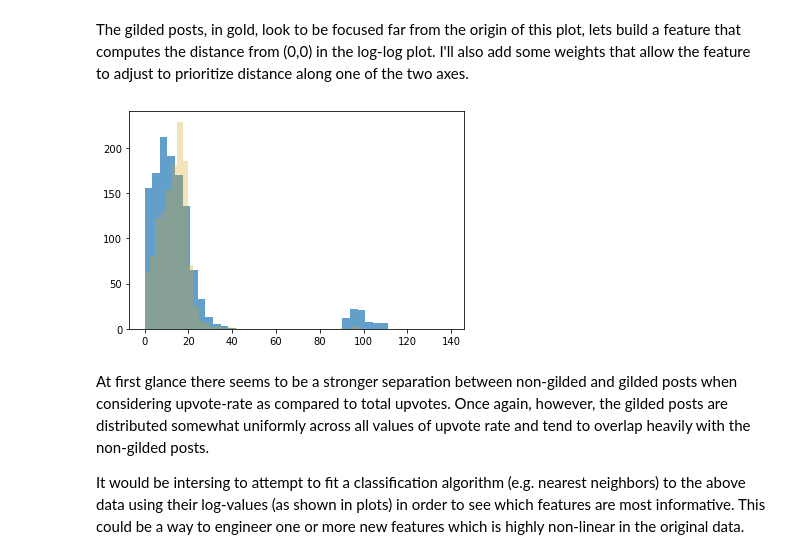
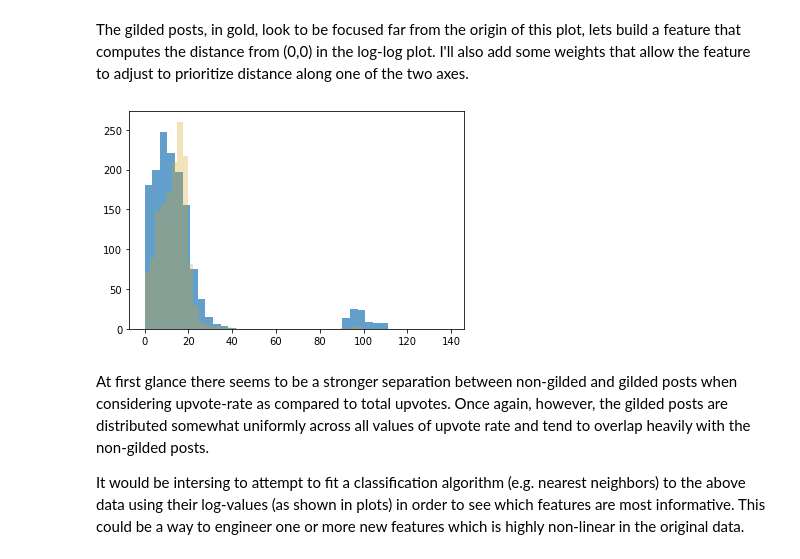
Before and after one commit to DillonNMorse/Reddit_Award_Predictor, a Jupyter notebook: train_model/EDA.ipynb, the cells around one changed output. Saved outputs shown, nothing was run; the diff lists cells and outputs as text; code cells hidden in the pictures.

```diff
--- a/train_model/EDA.ipynb
+++ b/train_model/EDA.ipynb
@@ -248,17 +257,17 @@ The gilded posts, in gold, look to be focused far from the origin of this plot,
 # %%
 axis_weights = [1,0.9]
 
 min_upv = min([x if x > 0 else 10e5 for x in df['upvote_rate']])/10
 new = df.copy()
 new['upvr'] = new['upvote_rate'].replace(0.0, min_upv)
 myfeat = new.apply(lambda x: axis_weights[0]*np.log(x['upvr'])**2 + axis_weights[1]*np.log(x['post_age'])**2, axis = 1)
 
-plt.hist(myfeat[~gild_mask], bins = 40, alpha = 0.7, weights = [1/101]*len(myfeat[~gild_mask]))
+plt.hist(myfeat[~gild_mask], bins = 40, alpha = 0.7, weights = [1/100]*len(myfeat[~gild_mask]))
 plt.hist(myfeat[ gild_mask], bins = 40, color='goldenrod', alpha = 0.3)
 
 plt.show()
 # %% [output]
-[figure, old version]
+[figure, new version]
 # %% [markdown]
 At first glance there seems to be a stronger separation between non-gilded and gilded posts when considering upvote-rate as compared to total upvotes. Once again, however, the gilded posts are distributed somewhat uniformly across all values of upvote rate and tend to overlap heavily with the non-gilded posts.
 
```
Also changed, not shown: parts of 24 cells of this notebook, 3 other files.
